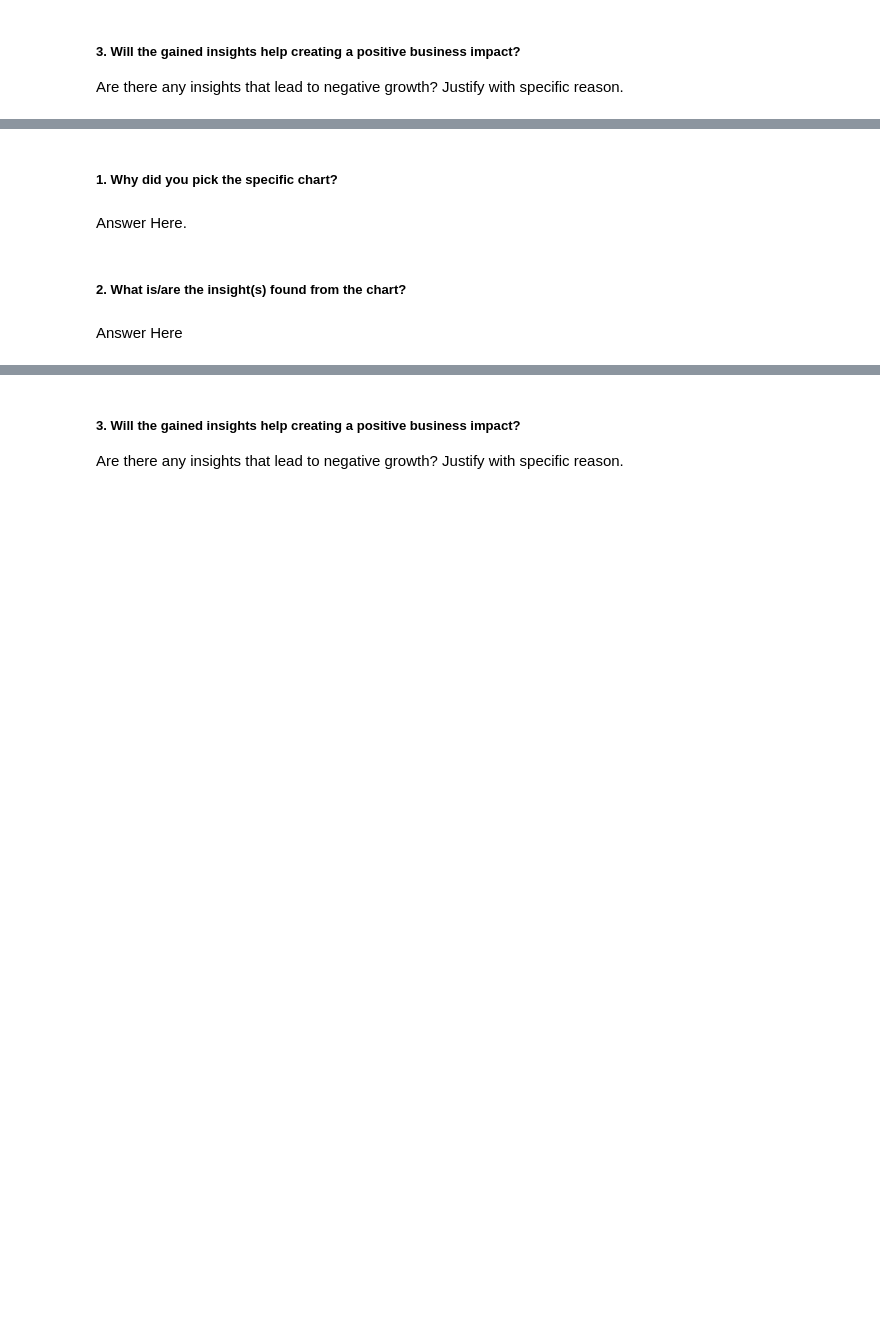
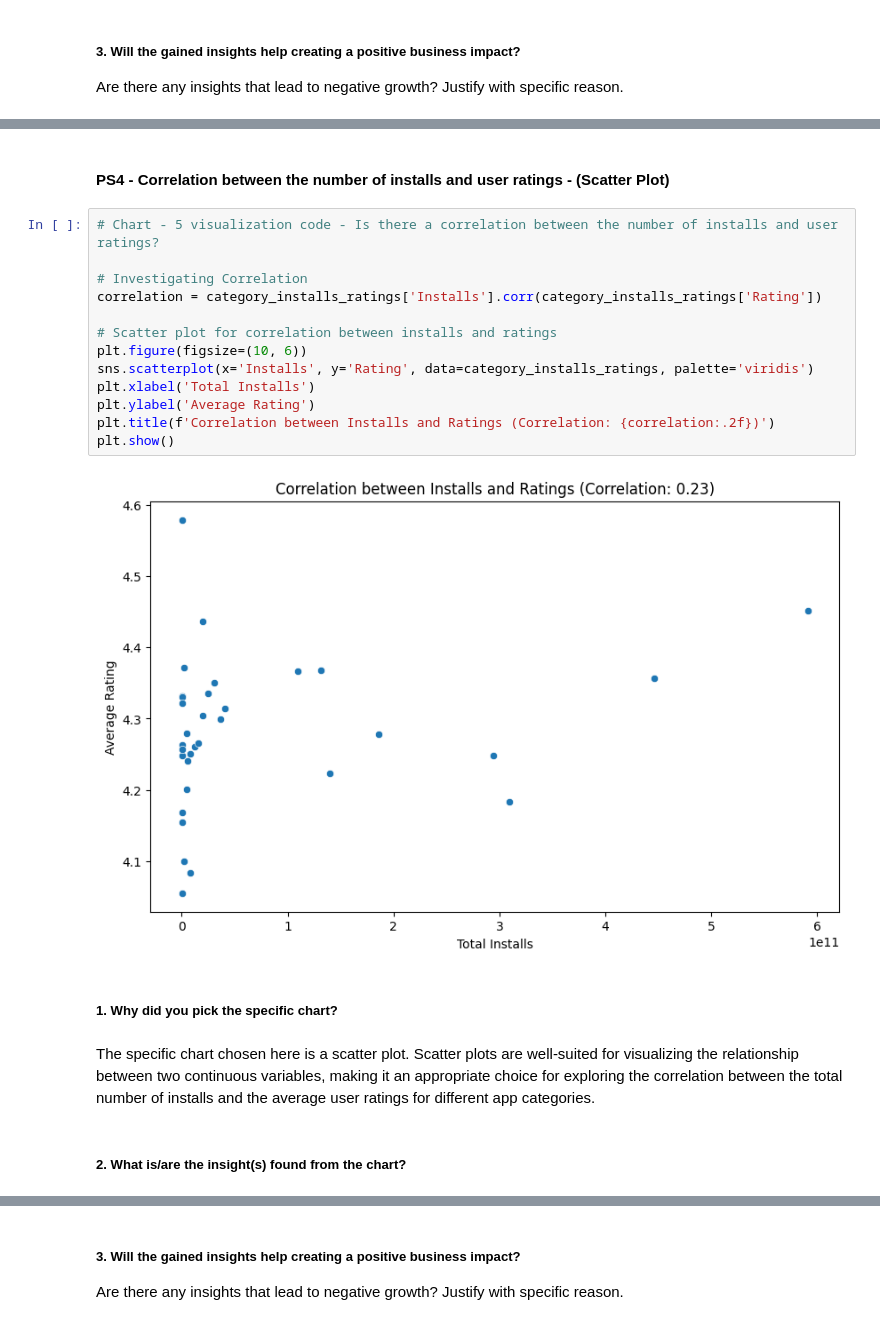
Before and after one commit to Himanshu-Bytes/Play-Store-App-Review-Analysis, a Jupyter notebook: Play_Store_App_Review_Analysis_EDA_Project.ipynb, the cells around one changed output, grey strips where cells are left out. Drawn from its saved outputs; the diff is of its cells as text; blank space fills up the shorter version.

```diff
--- a/Play_Store_App_Review_Analysis_EDA_Project.ipynb
+++ b/Play_Store_App_Review_Analysis_EDA_Project.ipynb
@@ -593,8 +615,23 @@ Answer Here
+# %% [markdown]
+#### PS4 - Correlation between the number of installs and user ratings - (Scatter Plot)
+# %%
+# Chart - 5 visualization code - Is there a correlation between the number of installs and user ratings?
+
+# Investigating Correlation
+correlation = category_installs_ratings['Installs'].corr(category_installs_ratings['Rating'])
+
+# Scatter plot for correlation between installs and ratings
+plt.figure(figsize=(10, 6))
+sns.scatterplot(x='Installs', y='Rating', data=category_installs_ratings, palette='viridis')
+plt.xlabel('Total Installs')
+plt.ylabel('Average Rating')
+plt.title(f'Correlation between Installs and Ratings (Correlation: {correlation:.2f})')
+plt.show()
+# %% [output]
+[figure, added]
 # %% [markdown]
 ##### 1. Why did you pick the specific chart?
-# %% [markdown]
-Answer Here.
+# %% [markdown]
+ The specific chart chosen here is a scatter plot. Scatter plots are well-suited for visualizing the relationship between two continuous variables, making it an appropriate choice for exploring the correlation between the total number of installs and the average user ratings for different app categories.
 # %% [markdown]
 ##### 2. What is/are the insight(s) found from the chart?
-# %% [markdown]
-Answer Here
```
Also changed, not shown: parts of 23 cells of this notebook.
